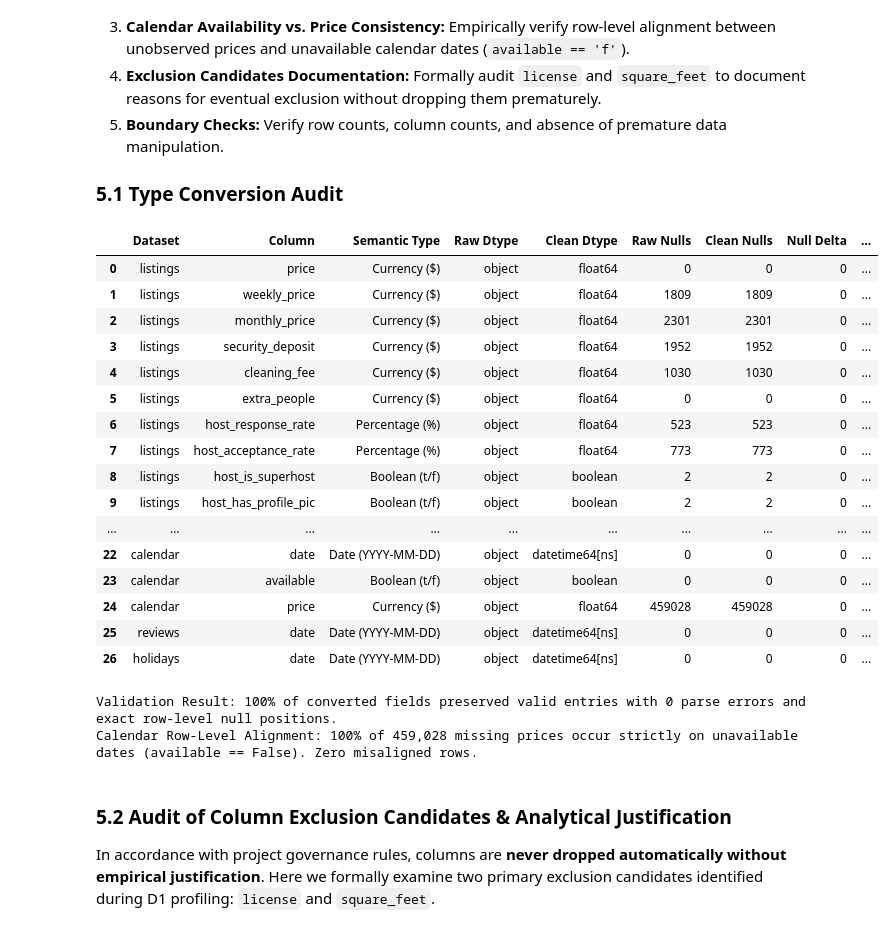
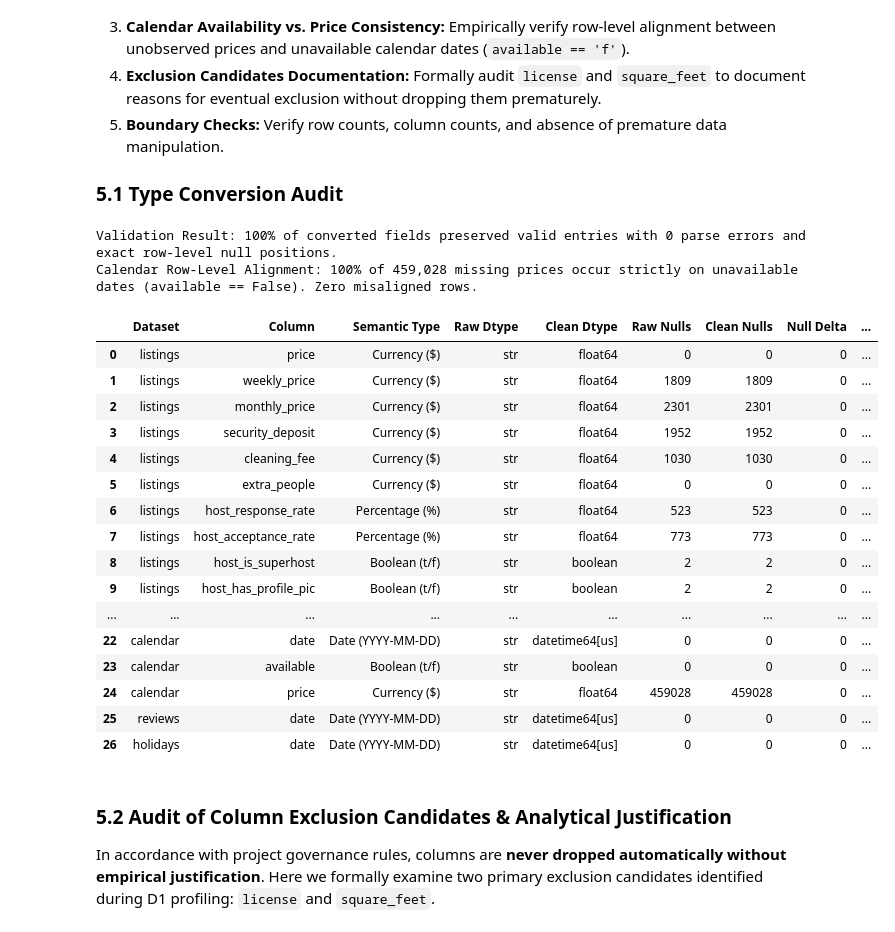
Before and after one commit to Rett-Kinsey/seattle-airbnb-ml, a Jupyter notebook: notebooks/02_data_cleaning_integration.ipynb, the cells around one changed output. Drawn from its saved outputs; the diff is of its cells as text; code cells hidden in the pictures.

```diff
--- a/notebooks/02_data_cleaning_integration.ipynb
+++ b/notebooks/02_data_cleaning_integration.ipynb
@@ -295,52 +290,52 @@ for c in BOOLEAN_COLS_LISTINGS:
 for c in DATE_COLS_LISTINGS:
     audit_field('listings', c, 'Date (YYYY-MM-DD)', listings_raw[c], listings_clean[c])
 
 # Calendar fields
 audit_field('calendar', 'date', 'Date (YYYY-MM-DD)', calendar_raw['date'], calendar_clean['date'])
 audit_field('calendar', 'available', 'Boolean (t/f)', calendar_raw['available'], calendar_clean['available'])
 audit_field('calendar', 'price', 'Currency ($)', calendar_raw['price'], calendar_clean['price'])
 
 # Reviews date
 audit_field('reviews', 'date', 'Date (YYYY-MM-DD)', reviews_raw['date'], reviews_clean['date'])
 
 # Holidays date
 audit_field('holidays', 'date', 'Date (YYYY-MM-DD)', holidays_raw['date'], holidays_clean['date'])
 
 df_audit = pd.DataFrame(audit_records)
 display(df_audit)
 
 # Row-level verification between available == False and missing price in calendar
 cal_f_and_price_na = int(((calendar_clean['available'] == False) & (calendar_clean['price'].isna())).sum())
 cal_f_and_price_valid = int(((calendar_clean['available'] == False) & (calendar_clean['price'].notna())).sum())
 cal_t_and_price_na = int(((calendar_clean['available'] == True) & (calendar_clean['price'].isna())).sum())
 cal_t_and_price_valid = int(((calendar_clean['available'] == True) & (calendar_clean['price'].notna())).sum())
 
 assert cal_f_and_price_valid == 0, 'Found unavailable dates with valid prices!'
 assert cal_t_and_price_na == 0, 'Found available dates with missing prices!'
 
-assert (df_audit['Null Delta'] == 0).all(), 'Found non-zero null deltas during type standardization!'
+assert (df_audit['Null Delta'] == 0).all(), 'Found non-zero null deltas during type conversion!'
 print('Validation Result: 100% of converted fields preserved valid entries with 0 parse errors and exact row-level null positions.')
 print(f'Calendar Row-Level Alignment: 100% of {cal_f_and_price_na:,} missing prices occur strictly on unavailable dates (available == False). Zero misaligned rows.')
 # %% [output]
+Validation Result: 100% of converted fields preserved valid entries with 0 parse errors and exact row-level null positions.
+Calendar Row-Level Alignment: 100% of 459,028 missing prices occur strictly on unavailable dates (available == False). Zero misaligned rows.
 |  | Dataset | Column | Semantic Type | Raw Dtype | Clean Dtype | Raw Nulls | Clean Nulls | Null Delta | ... |
-| 0 | listings | price | Currency ($) | object | float64 | 0 | 0 | 0 | ... |
-| 1 | listings | weekly_price | Currency ($) | object | float64 | 1809 | 1809 | 0 | ... |
-| 2 | listings | monthly_price | Currency ($) | object | float64 | 2301 | 2301 | 0 | ... |
-| 3 | listings | security_deposit | Currency ($) | object | float64 | 1952 | 1952 | 0 | ... |
-| 4 | listings | cleaning_fee | Currency ($) | object | float64 | 1030 | 1030 | 0 | ... |
-| 5 | listings | extra_people | Currency ($) | object | float64 | 0 | 0 | 0 | ... |
-| 6 | listings | host_response_rate | Percentage (%) | object | float64 | 523 | 523 | 0 | ... |
-| 7 | listings | host_acceptance_rate | Percentage (%) | object | float64 | 773 | 773 | 0 | ... |
-| 8 | listings | host_is_superhost | Boolean (t/f) | object | boolean | 2 | 2 | 0 | ... |
-| 9 | listings | host_has_profile_pic | Boolean (t/f) | object | boolean | 2 | 2 | 0 | ... |
+| 0 | listings | price | Currency ($) | str | float64 | 0 | 0 | 0 | ... |
+| 1 | listings | weekly_price | Currency ($) | str | float64 | 1809 | 1809 | 0 | ... |
+| 2 | listings | monthly_price | Currency ($) | str | float64 | 2301 | 2301 | 0 | ... |
+| 3 | listings | security_deposit | Currency ($) | str | float64 | 1952 | 1952 | 0 | ... |
+| 4 | listings | cleaning_fee | Currency ($) | str | float64 | 1030 | 1030 | 0 | ... |
+| 5 | listings | extra_people | Currency ($) | str | float64 | 0 | 0 | 0 | ... |
+| 6 | listings | host_response_rate | Percentage (%) | str | float64 | 523 | 523 | 0 | ... |
+| 7 | listings | host_acceptance_rate | Percentage (%) | str | float64 | 773 | 773 | 0 | ... |
+| 8 | listings | host_is_superhost | Boolean (t/f) | str | boolean | 2 | 2 | 0 | ... |
+| 9 | listings | host_has_profile_pic | Boolean (t/f) | str | boolean | 2 | 2 | 0 | ... |
 | ... | ... | ... | ... | ... | ... | ... | ... | ... | ... |
-| 22 | calendar | date | Date (YYYY-MM-DD) | object | datetime64[ns] | 0 | 0 | 0 | ... |
-| 23 | calendar | available | Boolean (t/f) | object | boolean | 0 | 0 | 0 | ... |
-| 24 | calendar | price | Currency ($) | object | float64 | 459028 | 459028 | 0 | ... |
-| 25 | reviews | date | Date (YYYY-MM-DD) | object | datetime64[ns] | 0 | 0 | 0 | ... |
-| 26 | holidays | date | Date (YYYY-MM-DD) | object | datetime64[ns] | 0 | 0 | 0 | ... |
+| 22 | calendar | date | Date (YYYY-MM-DD) | str | datetime64[us] | 0 | 0 | 0 | ... |
+| 23 | calendar | available | Boolean (t/f) | str | boolean | 0 | 0 | 0 | ... |
+| 24 | calendar | price | Currency ($) | str | float64 | 459028 | 459028 | 0 | ... |
+| 25 | reviews | date | Date (YYYY-MM-DD) | str | datetime64[us] | 0 | 0 | 0 | ... |
+| 26 | holidays | date | Date (YYYY-MM-DD) | str | datetime64[us] | 0 | 0 | 0 | ... |
-Validation Result: 100% of converted fields preserved valid entries with 0 parse errors and exact row-level null positions.
-Calendar Row-Level Alignment: 100% of 459,028 missing prices occur strictly on unavailable dates (available == False). Zero misaligned rows.
 # %% [markdown]
 ### 5.2 Audit of Column Exclusion Candidates & Analytical Justification
 
```
Also changed, not shown: parts of 20 cells of this notebook, 13 other files.
